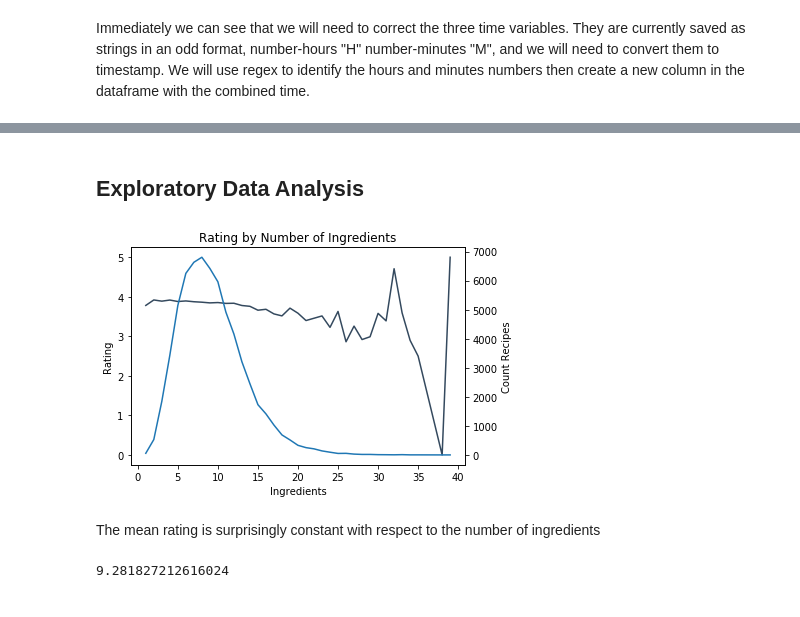
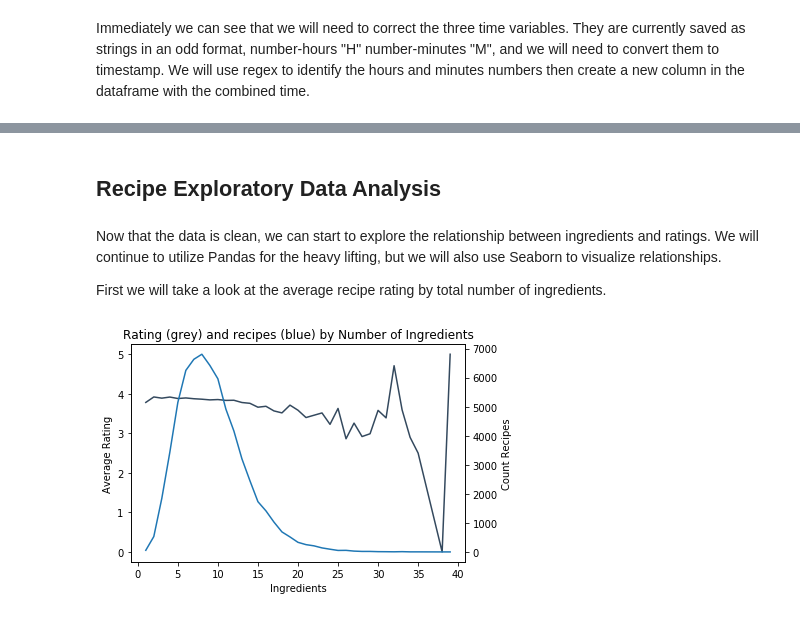
Before and after one commit to joanana/joanana.github.io, a Jupyter notebook: allrecipes-analysis.ipynb, the cells around one changed output, grey strips where cells are left out. Cells and saved outputs as stored; diff of their text form; code cells hidden in the pictures.

```diff
--- a/allrecipes-analysis.ipynb
+++ b/allrecipes-analysis.ipynb
@@ -36,23 +41,23 @@ import time
 import csv
 from bs4 import BeautifulSoup
 
-# f = open('allrecipe_urls.csv', 'a+')
-# out = csv.writer(f)
+f = open('allrecipe_urls.csv', 'a+')
+out = csv.writer(f)
 
-# base_url = "http://allrecipes.com/recipes/?sort=Title&page="
+base_url = "http://allrecipes.com/recipes/?sort=Title&page="
 
-# for page in range(1,3240):
-#     time.sleep(1)
+for page in range(1,3240):
+    time.sleep(1)
 
-#     url = base_url + str(page)
-#     r = requests.get(url)
-#     soup = BeautifulSoup(r.text, 'html.parser')
-#     htmlUrls = soup.find_all('article', {'class': "fixed-recipe-card"})
-#     processed = [[i.find('a').get('href')] for i in htmlUrls]
+    url = base_url + str(page)
+    r = requests.get(url)
+    soup = BeautifulSoup(r.text, 'html.parser')
+    htmlUrls = soup.find_all('article', {'class': "fixed-recipe-card"})
+    processed = [[i.find('a').get('href')] for i in htmlUrls]
 
-#     out.writerows(processed)
+    out.writerows(processed)
 
-# f.close()
+f.close()
 # %% [markdown]
 As of November 27, 2018, there were 64,583 active recipes which suggests it will take approximately 18 hours to scrape each recipe. However, I found that this process took closer to 5 days due to connection loss and unforseen issues.
 
@@ -390,29 +401,30 @@ recipes['total_time'] = fix_time(recipes.total_time)
+# %%
+recipes.made_it = recipes.made_it.astype('str').str.extract(r"(\d+)[k]*")
+recipes.made_it = recipes.made_it.astype('int32')
 # %%
 recipes.head(1)
 # %% [output]
 |  | id | url | title | author | description | num_photos | prep_time | cook_time | total_time | ... |
 | 0 | 1 | https://www.allrecipes.com/recipe... | 1970's French Strawberry Pie Recipe | buzzsau | "My mom used to make this for our... | 2 | 01:00:15 | 01:00:10 | 01:02:25 | ... |
 # %% [markdown]
-## Exploratory Data Analysis
+## Recipe Exploratory Data Analysis
+# %% [markdown]
+Now that the data is clean, we can start to explore the relationship between ingredients and ratings. We will continue to utilize Pandas for the heavy lifting, but we will also use Seaborn to visualize relationships.
+
+First we will take a look at the average recipe rating by total number of ingredients.
 # %%
 %matplotlib inline
 import seaborn as sb
 # %%
 data = recipes.groupby(by='num_ingredients').mean()['rating']
 
 ax = sb.lineplot(data=data, color="#34495e", legend='full')
-_ = ax.set_title('Rating by Number of Ingredients')
-_ = ax.set_ylabel('Rating')
+_ = ax.set_title('Rating (grey) and recipes (blue) by Number of Ingredients')
+_ = ax.set_ylabel('Average Rating')
 _ = ax.set_xlabel('Ingredients')
 
 ax2 = ax.twinx()
-ax2 = sb.lineplot(data=recipes.groupby(by='num_ingredients').count()['rating'], hue=sb.color_palette()[2])
+ax2 = sb.lineplot(data=recipes.groupby(by='num_ingredients').count()['rating'])
 _ = ax2.set_ylabel('Count Recipes')
 # %% [output]
-[figure, old version]
+[figure, new version]
-# %% [markdown]
-The mean rating is surprisingly constant  with respect to the number of ingredients
-# %%
-recipes.num_ingredients.mean()
-# %% [output]
-9.281827212616024
```
Also changed, not shown: parts of 42 cells of this notebook.
